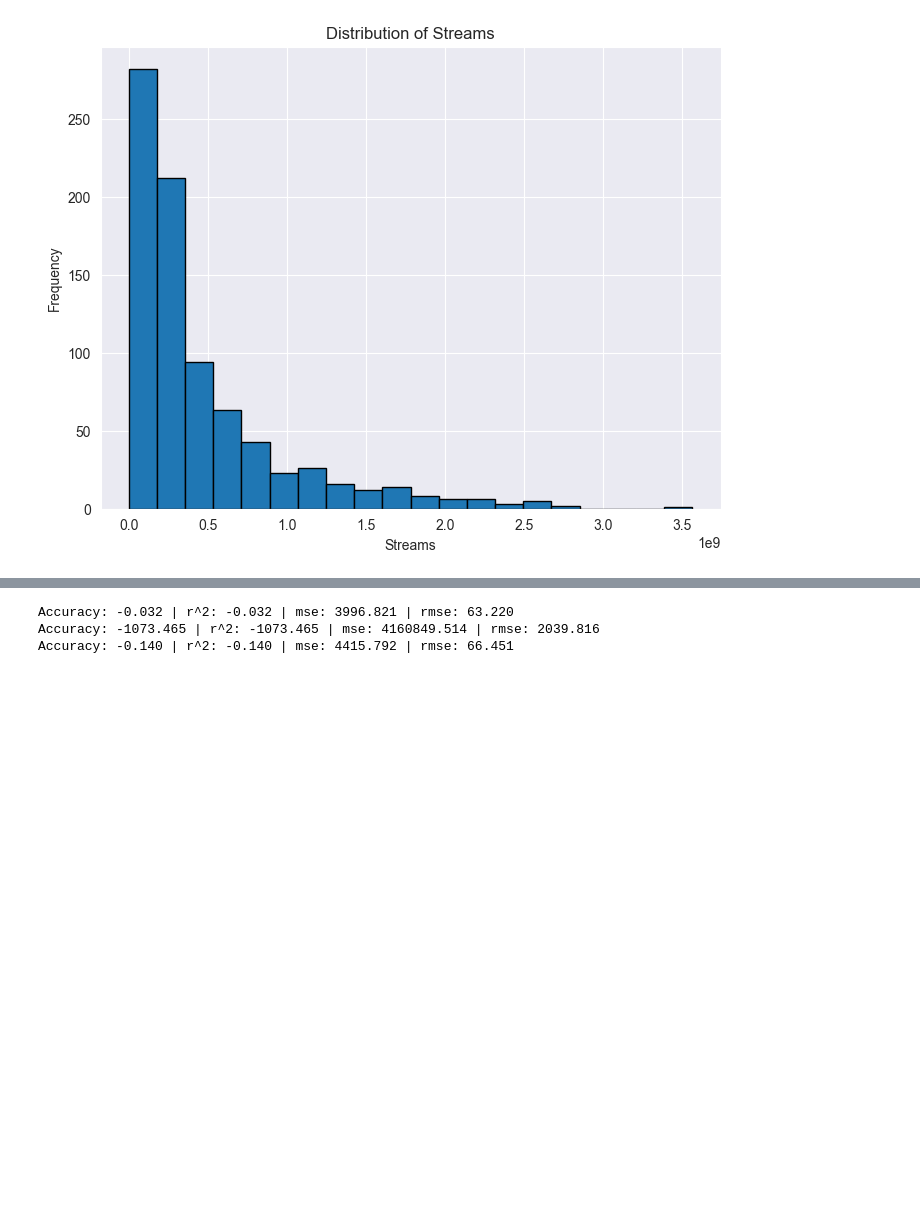
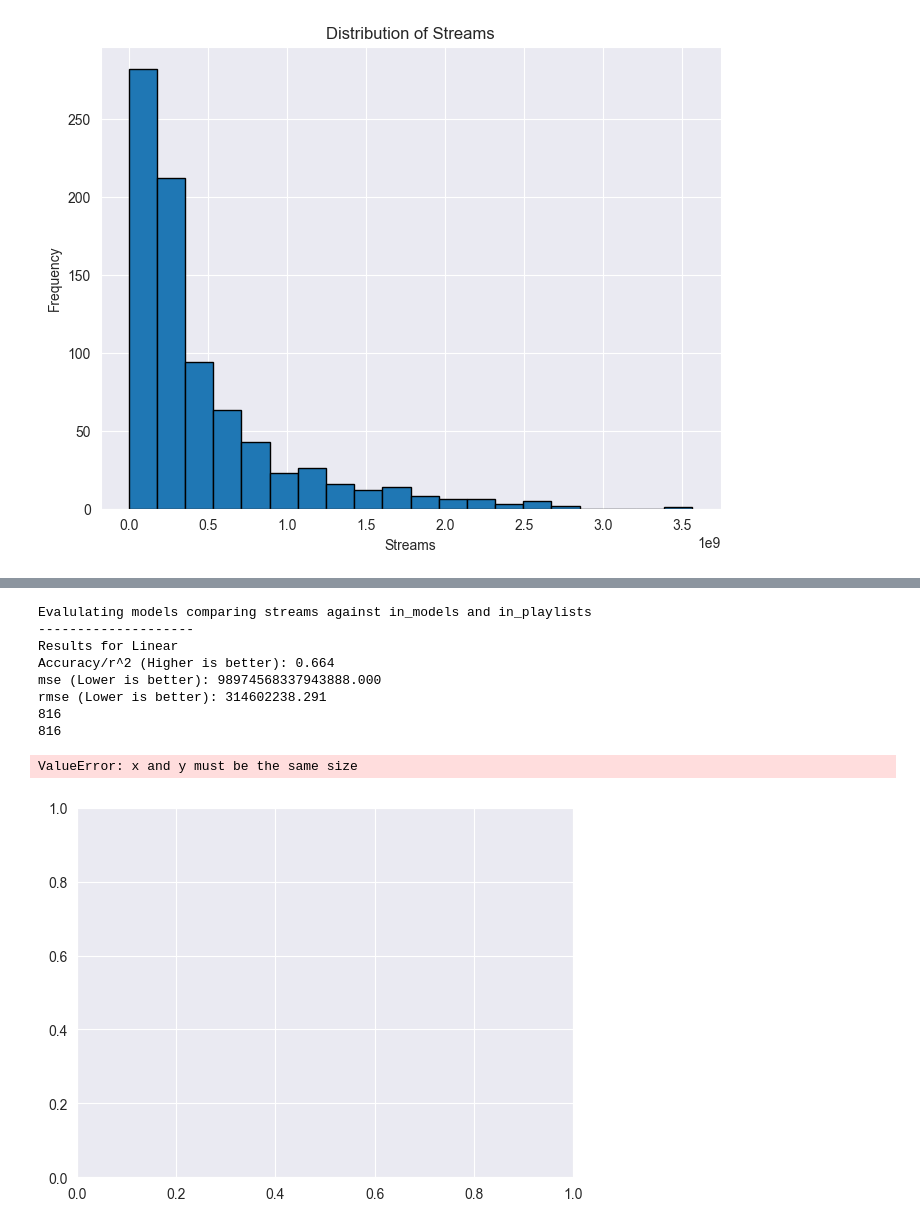
Before and after one commit to certificateofparticipation/VJCxTP-Hackathon-24, a Jupyter notebook: main.ipynb, the cells around one changed output, grey strips where cells are left out. Drawn from its saved outputs; the diff is of its cells as text; code cells hidden in the pictures; blank space fills up the shorter version.

Commit message:
Push model progress

```diff
--- a/main.ipynb
+++ b/main.ipynb
@@ -277,11 +251,14 @@ x3_train, x3_val, y3_train, y3_val = train_test_split(x, y3, test_size=0.3, rand
 # %%
-from sklearn.metrics import r2_score, mean_squared_error
+from sklearn.metrics import mean_squared_error
 import numpy as np
 
-def evalulate_model(model, x_val, y_val):
+def evalulate_model(model, x_val, y_val, label):
     y_pred = model.predict(x_val)
     acc = model.score(x_val, y_val)
-    r2 = r2_score(y_val, y_pred)
     mse = mean_squared_error(y_val, y_pred)
     rmse = np.sqrt(mse)
-    print("Accuracy: {:.3f} | r^2: {:.3f} | mse: {:.3f} | rmse: {:.3f}".format(acc, r2, mse, rmse))
+    print("--------------------")
+    print("Results for {}".format(label))
+    print("Accuracy/r^2 (Higher is better): {:.3f}".format(acc))
+    print("mse (Lower is better): {:.3f}".format(mse))
+    print("rmse (Lower is better): {:.3f}".format(rmse))
@@ -325,18 +265,44 @@ Accuracy: 0.142 | r^2: 0.142 | mse: 252836342289843264.000 | rmse: 502828342.767
-# %%
-from sklearn.svm import SVR
-
-svm1 = SVR()
-svm1.fit(x1_train, y1_train)
-evalulate_model(svm1, x1_val, y1_val)
-
-svm2 = SVR()
-svm2.fit(x2_train, y2_train)
-evalulate_model(svm2, x1_val, y1_val)
-
-svm3 = SVR()
-svm3.fit(x3_train, y3_train)
-evalulate_model(tree1, x1_val, y1_val)
-# %% [output]
-Accuracy: -0.032 | r^2: -0.032 | mse: 3996.821 | rmse: 63.220
-Accuracy: -1073.465 | r^2: -1073.465 | mse: 4160849.514 | rmse: 2039.816
-Accuracy: -0.140 | r^2: -0.140 | mse: 4415.792 | rmse: 66.451
+# %%
+from sklearn.linear_model import LinearRegression
+from sklearn.tree import DecisionTreeRegressor
+from sklearn.neighbors import KNeighborsRegressor
+from sklearn.svm import SVR
+from sklearn.neural_network import MLPRegressor
+
+def try_models(x_train, x_val, y_train, y_val, label1, label2):
+    print("Evalulating models comparing {} against {}".format(label1, label2))
+
+    lr = LinearRegression()
+    lr.fit(x_train, y_train)
+    evalulate_model(lr, x_val, y_val, "Linear")
+
+    tree = DecisionTreeRegressor()
+    tree.fit(x_train, y_train)
+    evalulate_model(tree, x_val, y_val, "Decision Tree")
+
+    kn = KNeighborsRegressor()
+    kn.fit(x_train, y_train)
+    evalulate_model(kn, x_val, y_val, "K Nearest Neighbours")
+
+    svm1 = SVR()
+    svm1.fit(x_train, y_train)
+    evalulate_model(svm1, x_val, y_val, "Support Vector")
+
+    mlp = MLPRegressor(max_iter=1000)
+    mlp.fit(x_train, y_train)
+    evalulate_model(mlp, x_val, y_val, "Multi-layer perceptron")
+
+    print("--------------------")
+# %%
+try_models(x1_train, x1_val, y1_train, y1_val, "streams", "in_models and in_playlists")
+# %% [output]
+Evalulating models comparing streams against in_models and in_playlists
+--------------------
+Results for Linear
+Accuracy/r^2 (Higher is better): 0.664
+mse (Lower is better): 98974568337943888.000
+rmse (Lower is better): 314602238.291
+816
+816
+ValueError: x and y must be the same size
+[figure, added]
```
Also changed, not shown: parts of 21 cells of this notebook, 1 other file.
